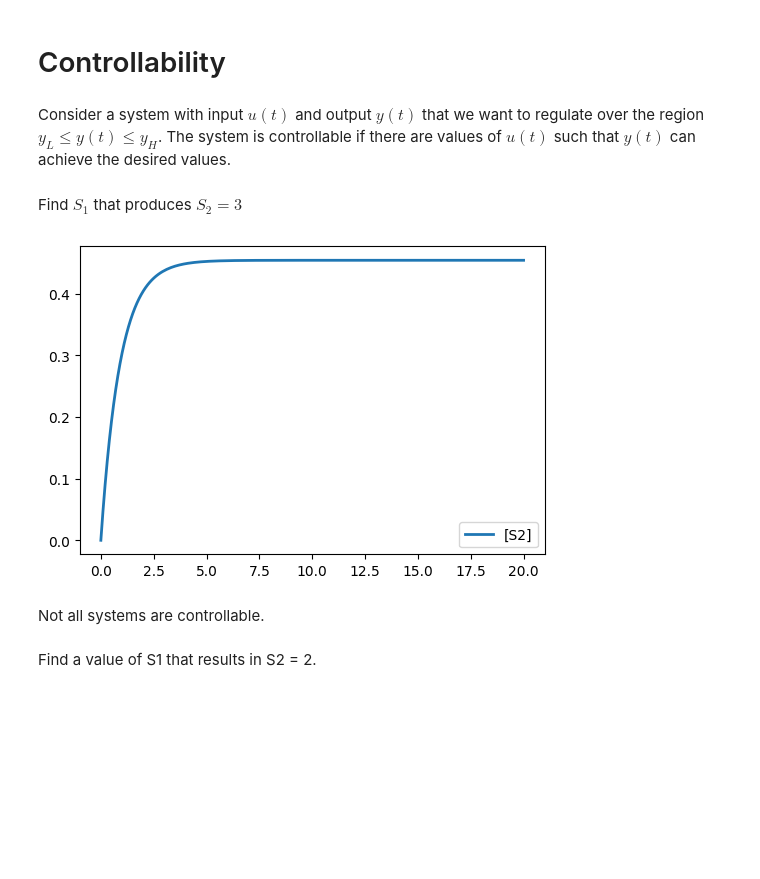
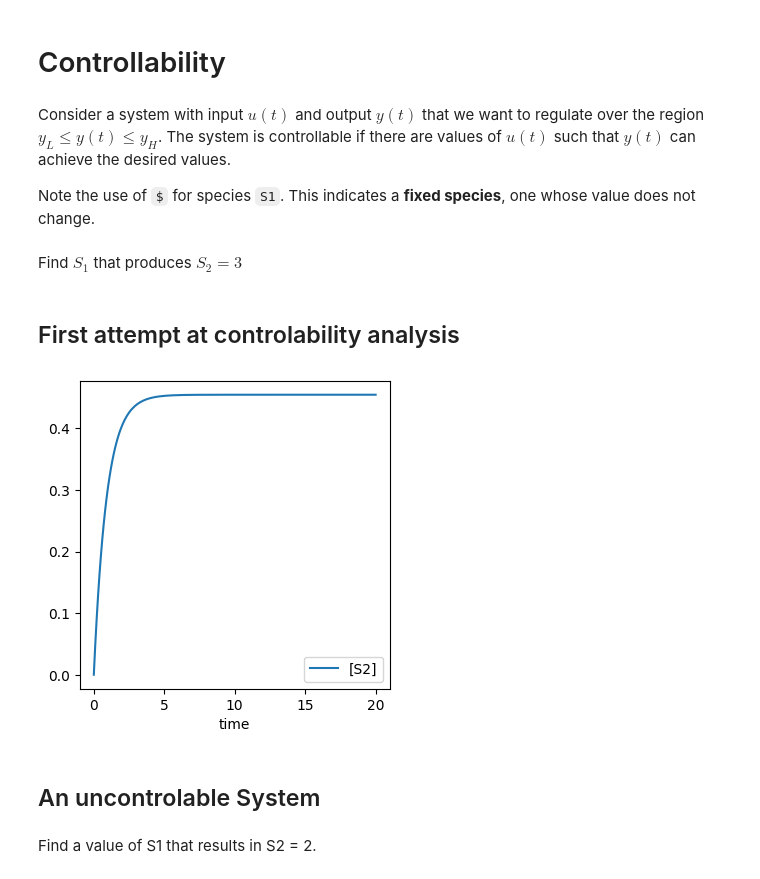
Before and after one commit to joseph-hellerstein/advanced-controls-lectures, a Jupyter notebook: lectures/lecture_05-controllability/Controllability.ipynb, the cells around one changed output. Saved outputs shown, nothing was run; the diff lists cells and outputs as text; code cells hidden in the pictures; blank space fills up the shorter version.

```diff
--- a/lectures/lecture_05-controllability/Controllability.ipynb
+++ b/lectures/lecture_05-controllability/Controllability.ipynb
@@ -29,7 +21,8 @@ S2 = 0
 """
 # %%
 # Function that adjust model parameters
-def plotModel(model, title="", is_plot=True, input_species=None, times=np.linspace(0, 5, 50), selections=None, figsize=(4,4), **kwargs):
+def plotModel(model, title="", is_plot=True, input_name=None,
+              times=np.linspace(0, 5, 50), selections=None, figsize=(4,4), parameter_dct:Optional[dict]=None):
     """
     Plots the simulation with the specified parameter values.
 
@@ -38,11 +31,11 @@ def plotModel(model, title="", is_plot=True, input_species=None, times=np.linspa
     model: str either antimony or URL
     title: str (plot title)
     is_plot: bool
-    input_species: str (species used as input if it is not a boundary/fixed species in the model)
+    input_name: str (species used as input if it is not a boundary/fixed species in the model)
     times: array-float (times for simulations)
     selections: list-str (species to plot)
     figsize: int, int (dimensions of the figure)
-    kwargs: dict
+    parameter_dct: specification of values in the model
         key: parameter name
         value: parameter value
 
@@ -54,31 +47,35 @@ def plotModel(model, title="", is_plot=True, input_species=None, times=np.linspa
         rr = te.loadSBMLModel(model)
     else:
         rr = te.loada(model)
-    if input_species is not None:
-        rr.setBoundary(input_species, True)
+    if input_name is not None:
+        rr.setBoundary(input_name, True)
     if selections is not None:
         new_selections = list(selections)
         if not "time" in selections:
             new_selections.insert(0, "time")
     else:
         new_selections = selections
-    for name, value in kwargs.items():
-        rr[name] = value
+    if parameter_dct is not None:
+        for name, value in parameter_dct.items():
+            rr[name] = value
     simulation_results = rr.simulate(times[0], times[-1], len(times), selections=new_selections)
+    _, ax = plt.subplots(1, figsize=figsize)
+    columns = simulation_results.colnames
+    columns = columns[1:]
+    for column in columns:
+        if column == "time":
+            next
+        ax.plot(simulation_results[:, 0], simulation_results[column])
+    plt.legend(columns)
+    ax.set_xlabel("time")
+    ax.set_title(title)
     if is_plot:
-        _, ax = plt.subplots(1, figsize=figsize)
-        columns = simulation_results.colnames
-        columns = columns[1:]
-        for column in columns:
-            if column == "time":
-                next
-            ax.plot(simulation_results[:, 0], simulation_results[column])
-        plt.legend(columns)
-        ax.set_xlabel("time")
+        plt.show()
     return simulation_results
 
 # TESTS
-results = plotModel(TEST_MODEL, input_species="S1", figsize=(4,4), is_plot=False)
+results = plotModel(TEST_MODEL, input_name="S1", figsize=(4,4), is_plot=False, parameter_dct={'S1': 4})
+
 assert("NamedArray" in str(type(results)))
 print("OK")
 # %% [output]
@@ -87,6 +85,8 @@ OK
 # Controllability
 # %% [markdown]
 Consider a system with input $u(t)$ and output $y(t)$ that we want to regulate over the region $y_L \leq y(t) \leq y_H$. The system is controllable if there are values of $u(t)$ such that $y(t)$ can achieve the desired values.
+
+Note the use of ``$`` for species ``S1``. This indicates a **fixed species**, one whose value does not change.
 # %%
 MODEL1 = """
 S1 -> S2; k1*S1
@@ -99,12 +99,14 @@ S2 = 0
 """
 # %% [markdown]
 Find $S_1$ that produces $S_2 = 3$
+# %% [markdown]
+## First attempt at controlability analysis
 # %%
-_ = plotModel(MODEL1, times=np.linspace(0, 20, 200), S1=1)
+_ = plotModel(MODEL1, input_name="S1", times=np.linspace(0, 20, 200), parameter_dct={'S1': 1})
 # %% [output]
-[figure, old version]
+[figure, new version]
-# %% [markdown]
-Not all systems are controllable.
+# %% [markdown]
+## An uncontrolable System
 # %%
 MODEL2 = """
 S1 -> S2; k1*S1/(1 + S1)
```
Also changed, not shown: parts of 21 cells of this notebook, 2 other files.
